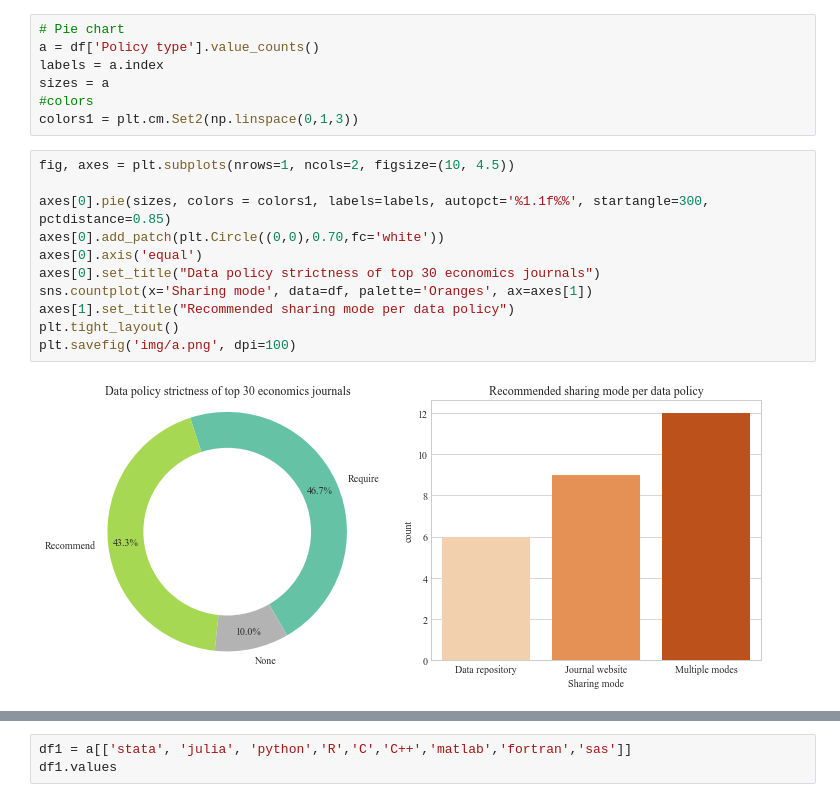
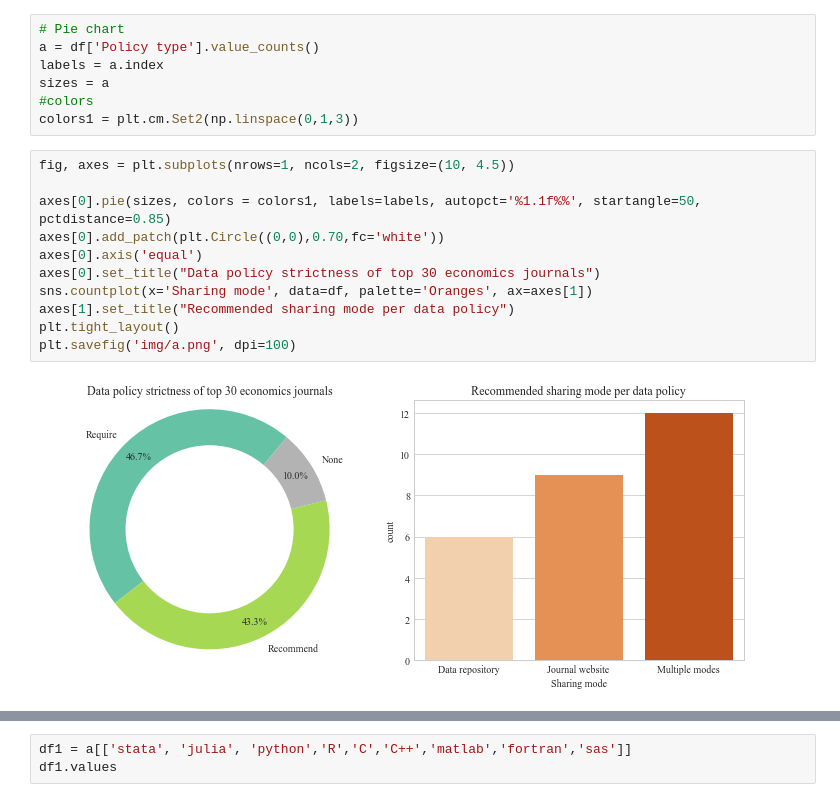
Before and after one commit to atrisovic/econ-data-policy, a Jupyter notebook: pretty-plots.ipynb, the cells around one changed output, grey strips where cells are left out. Saved outputs shown, nothing was run; the diff lists cells and outputs as text.

```diff
--- a/pretty-plots.ipynb
+++ b/pretty-plots.ipynb
@@ -34,16 +34,16 @@ colors1 = plt.cm.Set2(np.linspace(0,1,3))
 # %%
 fig, axes = plt.subplots(nrows=1, ncols=2, figsize=(10, 4.5))
 
-axes[0].pie(sizes, colors = colors1, labels=labels, autopct='%1.1f%%', startangle=300, pctdistance=0.85)
+axes[0].pie(sizes, colors = colors1, labels=labels, autopct='%1.1f%%', startangle=50, pctdistance=0.85)
 axes[0].add_patch(plt.Circle((0,0),0.70,fc='white'))
 axes[0].axis('equal')
 axes[0].set_title("Data policy strictness of top 30 economics journals")
 sns.countplot(x='Sharing mode', data=df, palette='Oranges', ax=axes[1])
 axes[1].set_title("Recommended sharing mode per data policy")
 plt.tight_layout()
 plt.savefig('img/a.png', dpi=100)
 # %% [output]
-[figure, old version]
+[figure, new version]
 # %%
 fig, axes = plt.subplots(nrows=1, ncols=2, figsize=(10, 4.5))
 sns.countplot(x='Adopt AEA', data=df, palette="Blues", ax=axes[0])
```
Also changed, not shown: parts of 3 cells of this notebook.
